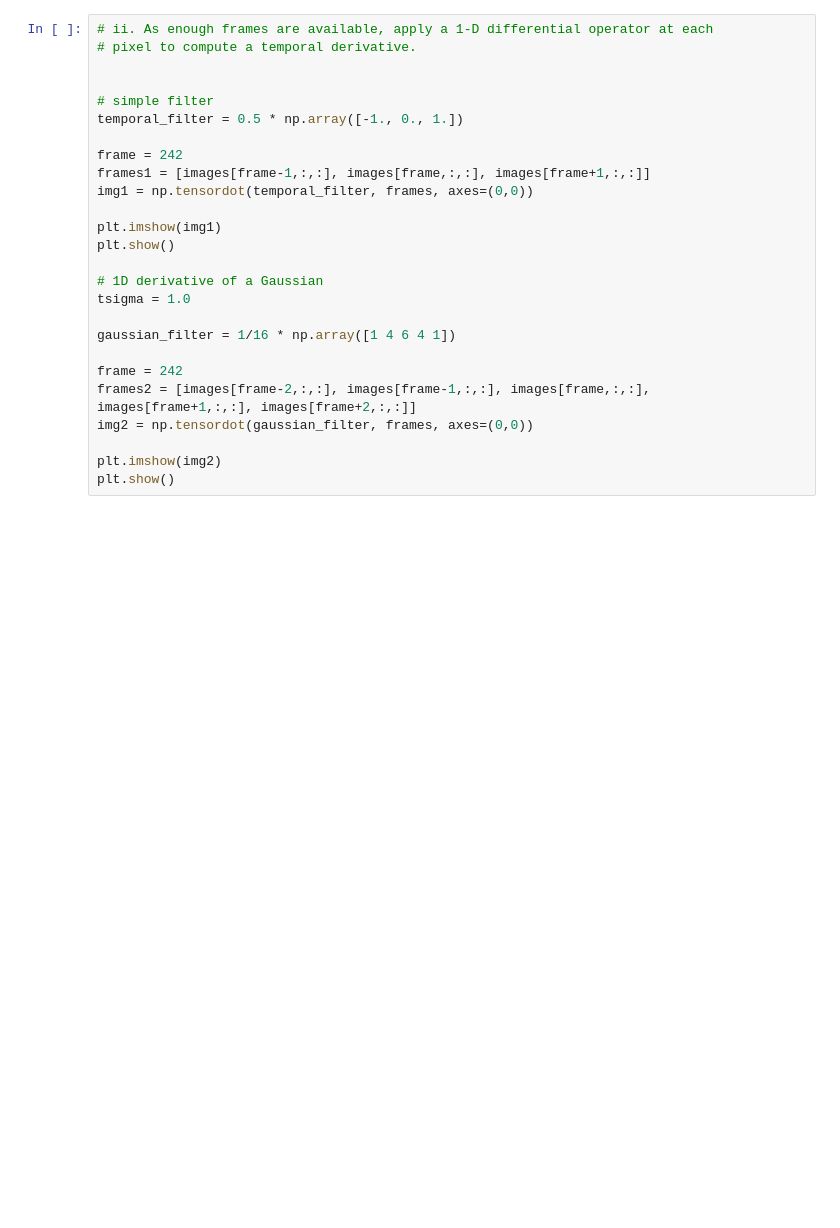
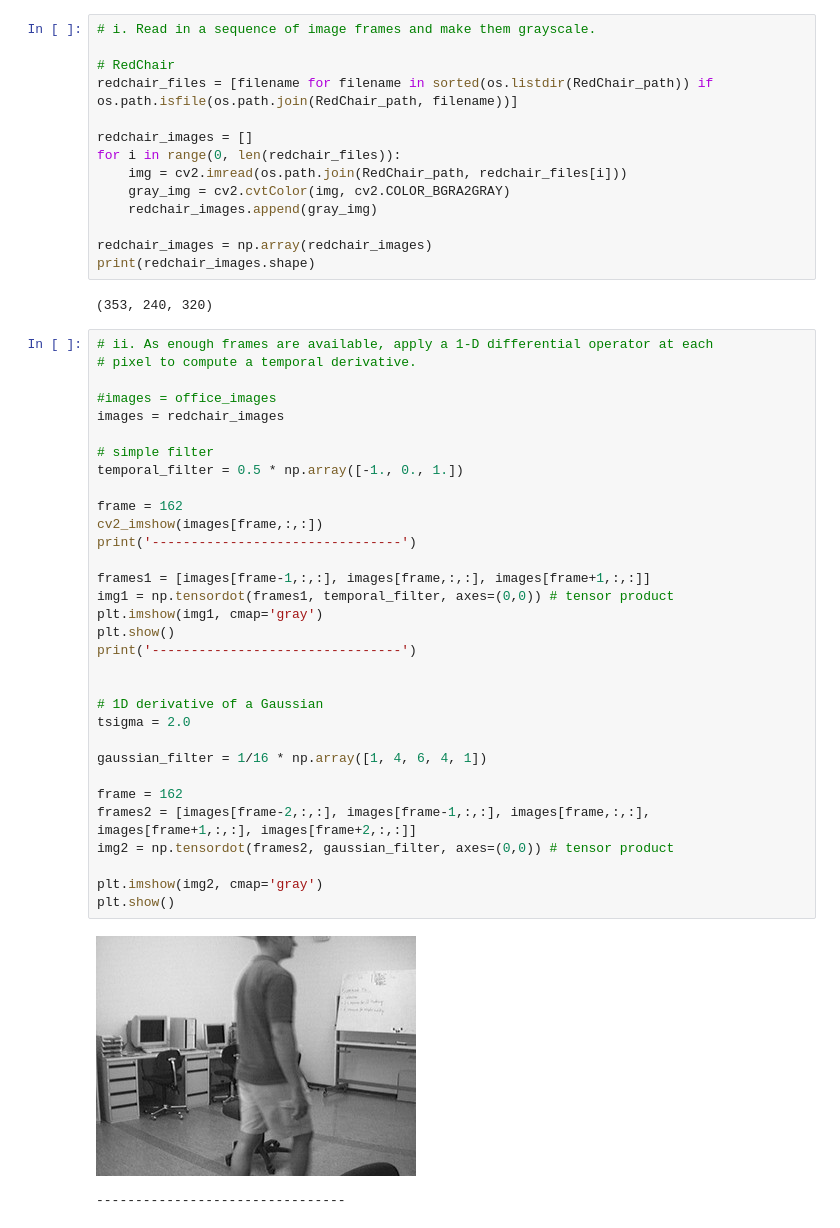
Before and after one commit to scheung97/EECE5639_ComputerVision, a Jupyter notebook: p1.ipynb, the cells around one changed output. Drawn from its saved outputs; the diff is of its cells as text; blank space fills up the shorter version.

```diff
--- a/p1.ipynb
+++ b/p1.ipynb
@@ -34,26 +47,51 @@ print(images_gray.shape)
+# %%
+# i. Read in a sequence of image frames and make them grayscale.
+
+# RedChair
+redchair_files = [filename for filename in sorted(os.listdir(RedChair_path)) if os.path.isfile(os.path.join(RedChair_path, filename))]
+
+redchair_images = []
+for i in range(0, len(redchair_files)):
+    img = cv2.imread(os.path.join(RedChair_path, redchair_files[i]))
+    gray_img = cv2.cvtColor(img, cv2.COLOR_BGRA2GRAY)
+    redchair_images.append(gray_img)
+
+redchair_images = np.array(redchair_images)
+print(redchair_images.shape)
+# %% [output]
+(353, 240, 320)
 # %%
 # ii. As enough frames are available, apply a 1-D differential operator at each
 # pixel to compute a temporal derivative.
 
+#images = office_images
+images = redchair_images
 
 # simple filter
 temporal_filter = 0.5 * np.array([-1., 0., 1.])
 
-frame = 242
+frame = 162
+cv2_imshow(images[frame,:,:])
+print('--------------------------------')
+
 frames1 = [images[frame-1,:,:], images[frame,:,:], images[frame+1,:,:]]
-img1 = np.tensordot(temporal_filter, frames, axes=(0,0))
+img1 = np.tensordot(frames1, temporal_filter, axes=(0,0)) # tensor product
+plt.imshow(img1, cmap='gray')
+plt.show()
+print('--------------------------------')
 
-plt.imshow(img1)
-plt.show()
 
 # 1D derivative of a Gaussian
-tsigma = 1.0
+tsigma = 2.0
 
-gaussian_filter = 1/16 * np.array([1 4 6 4 1])
+gaussian_filter = 1/16 * np.array([1, 4, 6, 4, 1])
 
-frame = 242
+frame = 162
 frames2 = [images[frame-2,:,:], images[frame-1,:,:], images[frame,:,:], images[frame+1,:,:], images[frame+2,:,:]]
-img2 = np.tensordot(gaussian_filter, frames, axes=(0,0))
+img2 = np.tensordot(frames2, gaussian_filter, axes=(0,0)) # tensor product
 
-plt.imshow(img2)
+plt.imshow(img2, cmap='gray')
 plt.show()
+# %% [output]
+[figure, added]
+--------------------------------
```
Also changed, not shown: parts of 5 cells of this notebook.
